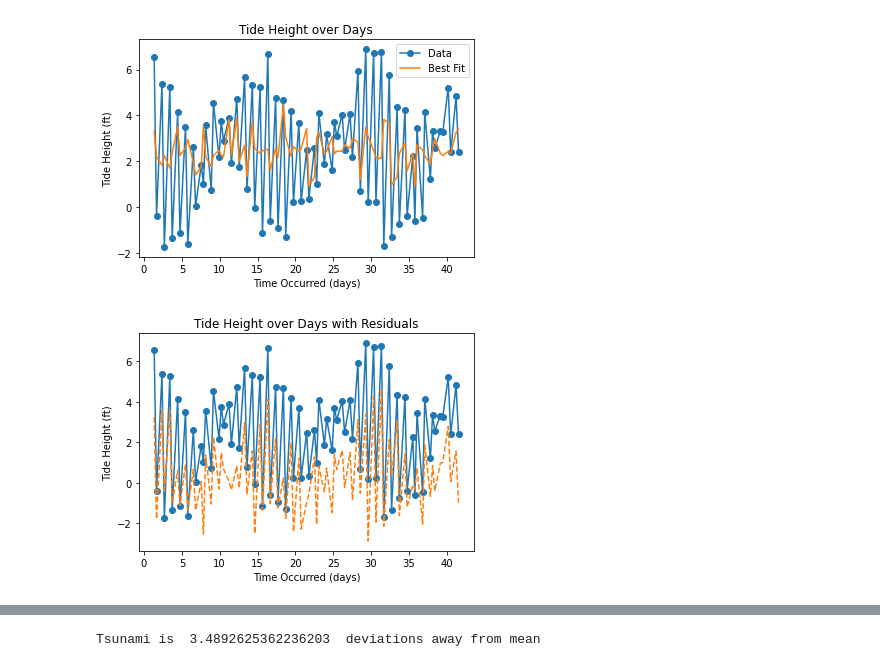
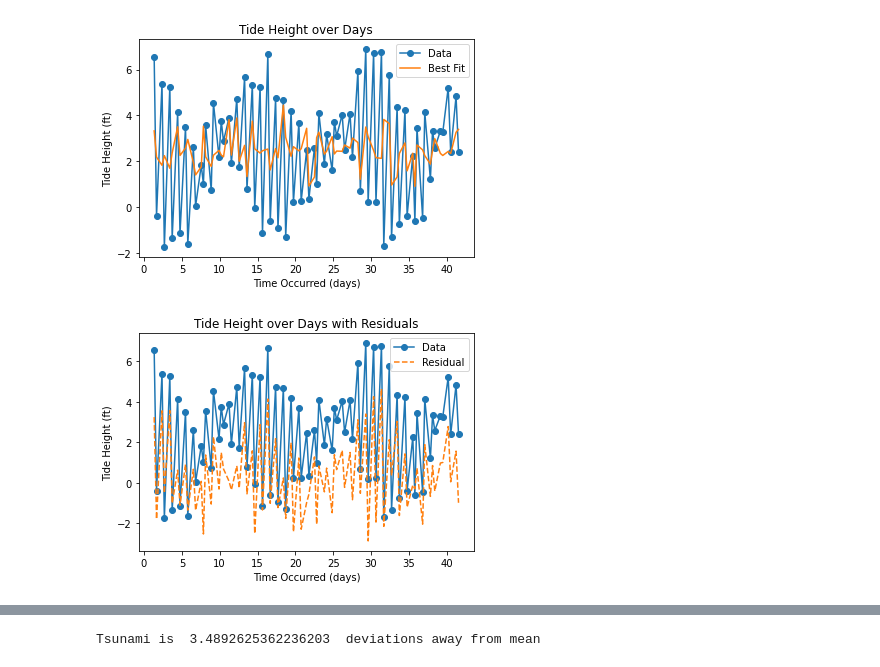
Before and after one commit to Anj-Pra/GroupA5_Astr19, a Jupyter notebook: Group5A_TidalProject.ipynb, the cells around one changed output, grey strips where cells are left out. Drawn from its saved outputs; the diff is of its cells as text; code cells hidden in the pictures.

Commit message:
Changed Labels and added Legend

```diff
--- a/Group5A_TidalProject.ipynb
+++ b/Group5A_TidalProject.ipynb
@@ -66,12 +66,13 @@ plt.show()
 # %%
 # 3. Subtract off the best fit.
 
 # create a line plot for the mapping function
-plt.plot(arr_mins, arr_tide, 'o-', label='data')
-plt.plot(arr_mins, abs(arr_tide) - abs(y_line), '--', label='residual')
+plt.plot(arr_mins, arr_tide, 'o-', label='Data')
+plt.plot(arr_mins, abs(arr_tide) - abs(y_line), '--', label='Residual')
+plt.legend()
 plt.xlabel("Time Occurred (days)")
 plt.ylabel("Tide Height (ft)")
 plt.title("Tide Height over Days with Residuals")
 plt.show()
 # %% [output]
-[figure, old version]
+[figure, new version]
```
Also changed, not shown: parts of 3 cells of this notebook.
